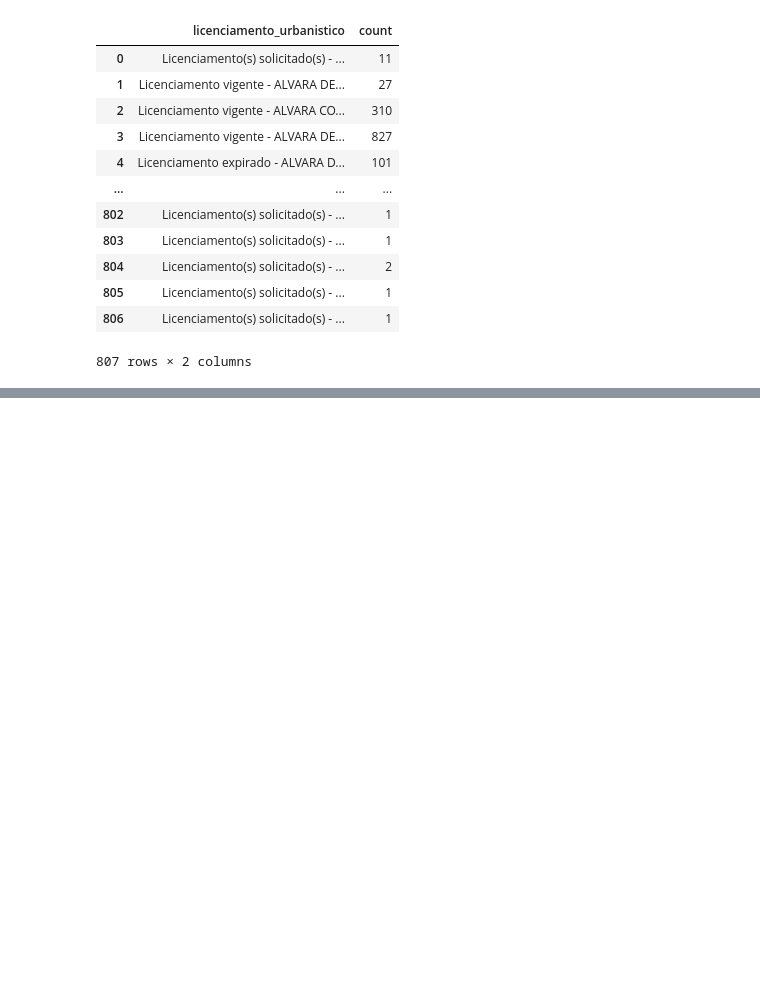
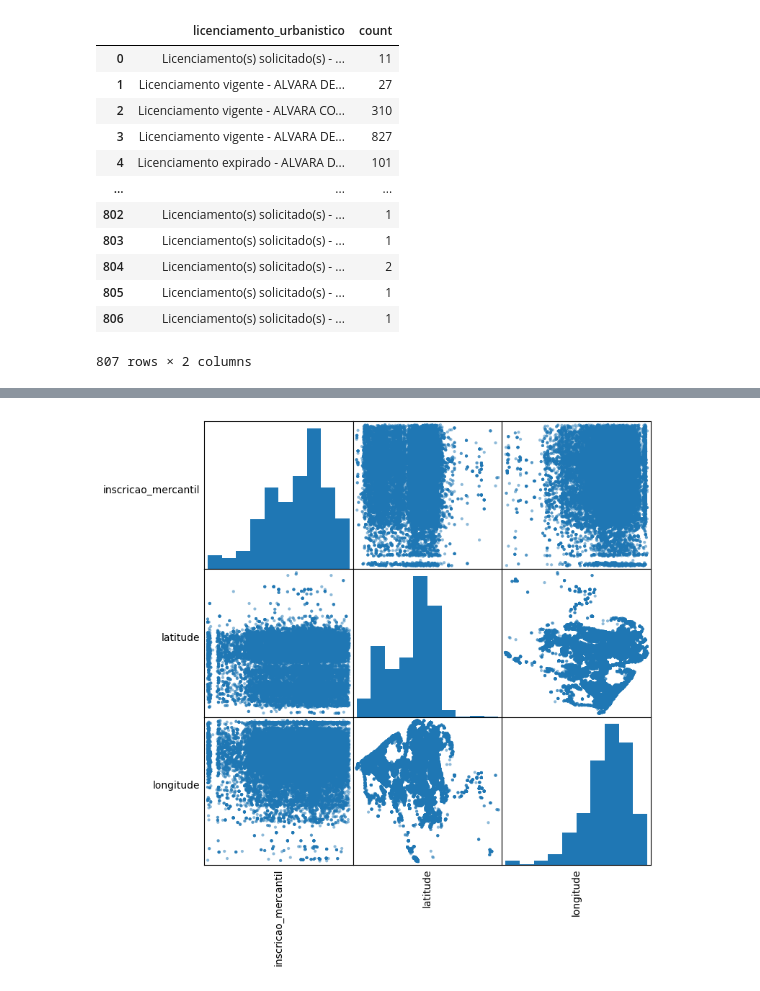
Before and after one commit to VictoriaPriscila28/Big-Data, a Jupyter notebook: Trabalho/Parte2/licenciamentoUrb_carregamentoDados.ipynb, the cells around one changed output, grey strips where cells are left out. Cells and saved outputs as stored; diff of their text form; code cells hidden in the pictures; blank space fills up the shorter version.

```diff
--- a/Trabalho/Parte2/licenciamentoUrb_carregamentoDados.ipynb
+++ b/Trabalho/Parte2/licenciamentoUrb_carregamentoDados.ipynb
@@ -115,0 +203,14 @@ df.groupby('licenciamento_urbanistico').count().toPandas()
+# %%
+numeric_data = df.select(numeric_features).toPandas()
+axs = pd.plotting.scatter_matrix(numeric_data, figsize=(8, 8));
+n = len(numeric_data.columns)
+for i in range(n):
+    v = axs[i, 0]
+    v.yaxis.label.set_rotation(0)
+    v.yaxis.label.set_ha('right')
+    v.set_yticks(())
+    h = axs[n-1, i]
+    h.xaxis.label.set_rotation(90)
+    h.set_xticks(())
+# %% [output]
+[figure, added]
```
Also changed, not shown: parts of 10 cells of this notebook.
